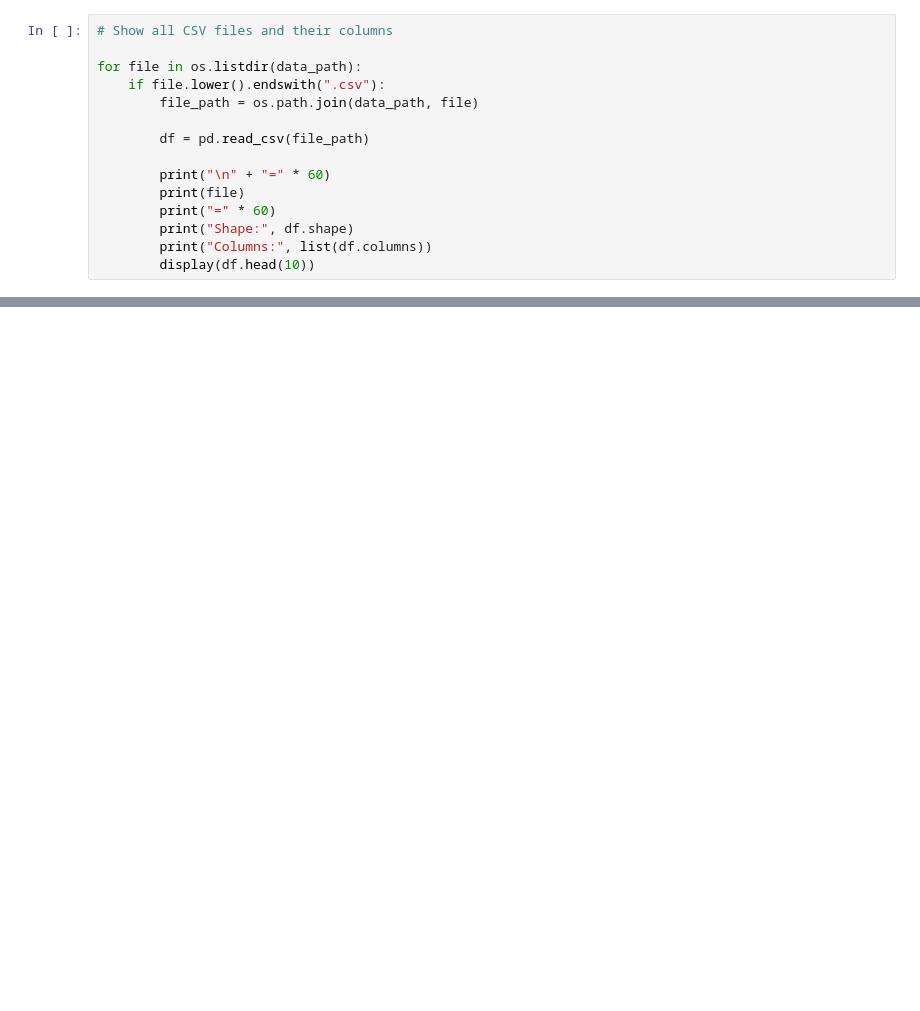
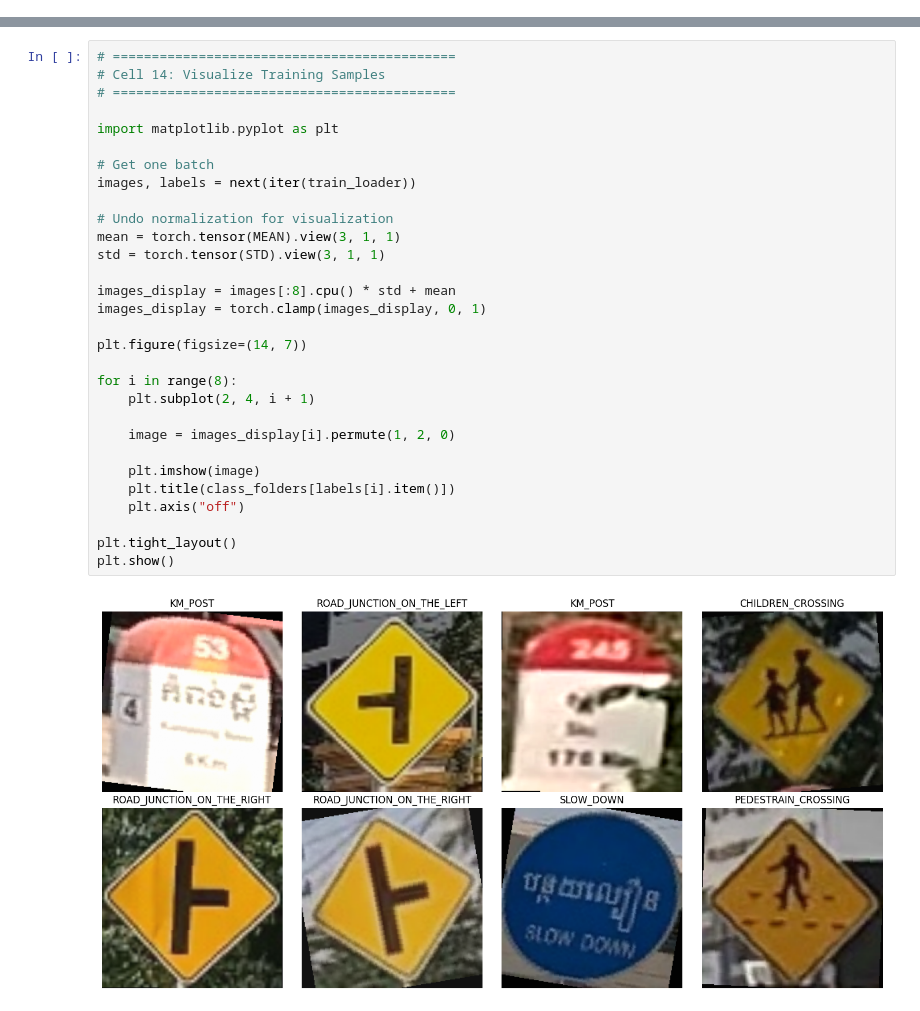
Before and after one commit to RothRothRoth/DeepLearning_CNN, a Jupyter notebook: Road_Sign_Recognition_CNN.ipynb, the cells around one changed output, grey strips where cells are left out. Saved outputs shown, nothing was run; the diff lists cells and outputs as text; blank space fills up the shorter version.

```diff
--- a/Road_Sign_Recognition_CNN.ipynb
+++ b/Road_Sign_Recognition_CNN.ipynb
@@ -301,15 +2,0 @@ First 5 rows:
-# %%
-# Show all CSV files and their columns
-
-for file in os.listdir(data_path):
-    if file.lower().endswith(".csv"):
-        file_path = os.path.join(data_path, file)
-
-        df = pd.read_csv(file_path)
-
-        print("\n" + "=" * 60)
-        print(file)
-        print("=" * 60)
-        print("Shape:", df.shape)
-        print("Columns:", list(df.columns))
-        display(df.head(10))
@@ -1071,0 +735,32 @@ Location: /content/drive/MyDrive/Road_Sign_Recognition_CNN/models/road_sign_cnn.
+# %%
+# ============================================
+# Cell 14: Visualize Training Samples
+# ============================================
+
+import matplotlib.pyplot as plt
+
+# Get one batch
+images, labels = next(iter(train_loader))
+
+# Undo normalization for visualization
+mean = torch.tensor(MEAN).view(3, 1, 1)
+std = torch.tensor(STD).view(3, 1, 1)
+
+images_display = images[:8].cpu() * std + mean
+images_display = torch.clamp(images_display, 0, 1)
+
+plt.figure(figsize=(14, 7))
+
+for i in range(8):
+    plt.subplot(2, 4, i + 1)
+
+    image = images_display[i].permute(1, 2, 0)
+
+    plt.imshow(image)
+    plt.title(class_folders[labels[i].item()])
+    plt.axis("off")
+
+plt.tight_layout()
+plt.show()
+# %% [output]
+[figure, added]
```
Also changed, not shown: parts of 43 cells of this notebook.
